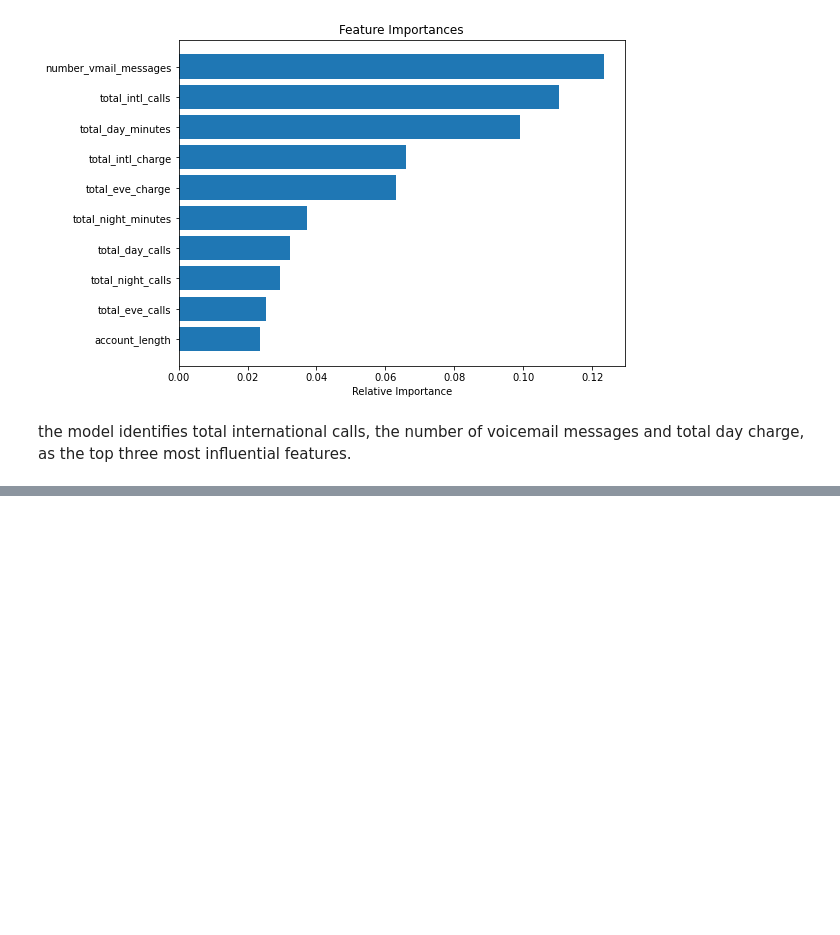
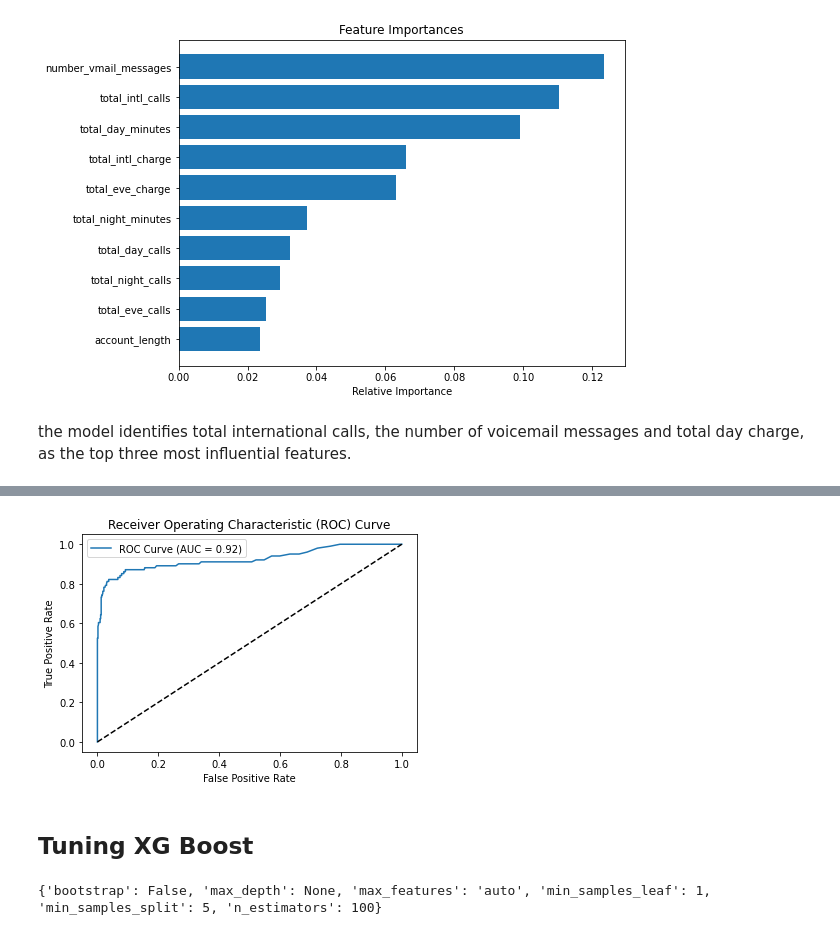
Before and after one commit to juliettmwaura/Phase-3-Project, a Jupyter notebook: Telecomms.ipynb, the cells around one changed output, grey strips where cells are left out. Drawn from its saved outputs; the diff is of its cells as text; code cells hidden in the pictures; blank space fills up the shorter version.

```diff
--- a/Telecomms.ipynb
+++ b/Telecomms.ipynb
@@ -1103,0 +1204,49 @@ the model identifies total international calls, the number of voicemail messages
+# %%
+# Get the predicted probabilities for the positive class
+y_proba = rf_tuned.predict_proba(X_test)[:, 1]
+
+# Compute the false positive rate, true positive rate, and thresholds
+fpr, tpr, thresholds = roc_curve(y_test, y_proba)
+
+# Compute the AUC score
+auc_score = roc_auc_score(y_test, y_proba)
+
+# Plot the ROC curve
+plt.plot(fpr, tpr, label='ROC Curve (AUC = {:.2f})'.format(auc_score))
+plt.plot([0, 1], [0, 1], 'k--')  # Diagonal line for random classifier
+plt.xlabel('False Positive Rate')
+plt.ylabel('True Positive Rate')
+plt.title('Receiver Operating Characteristic (ROC) Curve')
+plt.legend()
+plt.show()
+# %% [output]
+[figure, added]
+# %% [markdown]
+## Tuning XG Boost
+# %%
+from sklearn.model_selection import GridSearchCV
+from sklearn.ensemble import RandomForestClassifier
+
+# Define the hyperparameter grid
+param_grid_rf = {
+    'n_estimators': [100, 200],
+    'max_depth': [None, 10, 20],
+    'min_samples_split': [2, 5],
+    'min_samples_leaf': [1, 2],
+    'max_features': ['auto', 'sqrt'],
+    'bootstrap': [True, False]
+}
+
+# Create an instance of Random Forest Classifier
+rf = RandomForestClassifier(random_state=123)
+
+# Create GridSearchCV object
+grid_search_rf = GridSearchCV(rf, param_grid_rf, cv=3, scoring='recall', n_jobs=-1)
+
+# Fit the GridSearchCV object to the training data
+grid_search_rf.fit(X_train, y_train)
+
+# Print the best parameters
+print(grid_search_rf.best_params_)
+# %% [output]
+{'bootstrap': False, 'max_depth': None, 'max_features': 'auto', 'min_samples_leaf': 1, 'min_samples_split': 5, 'n_estimators': 100}
```
Also changed, not shown: parts of 17 cells of this notebook.
